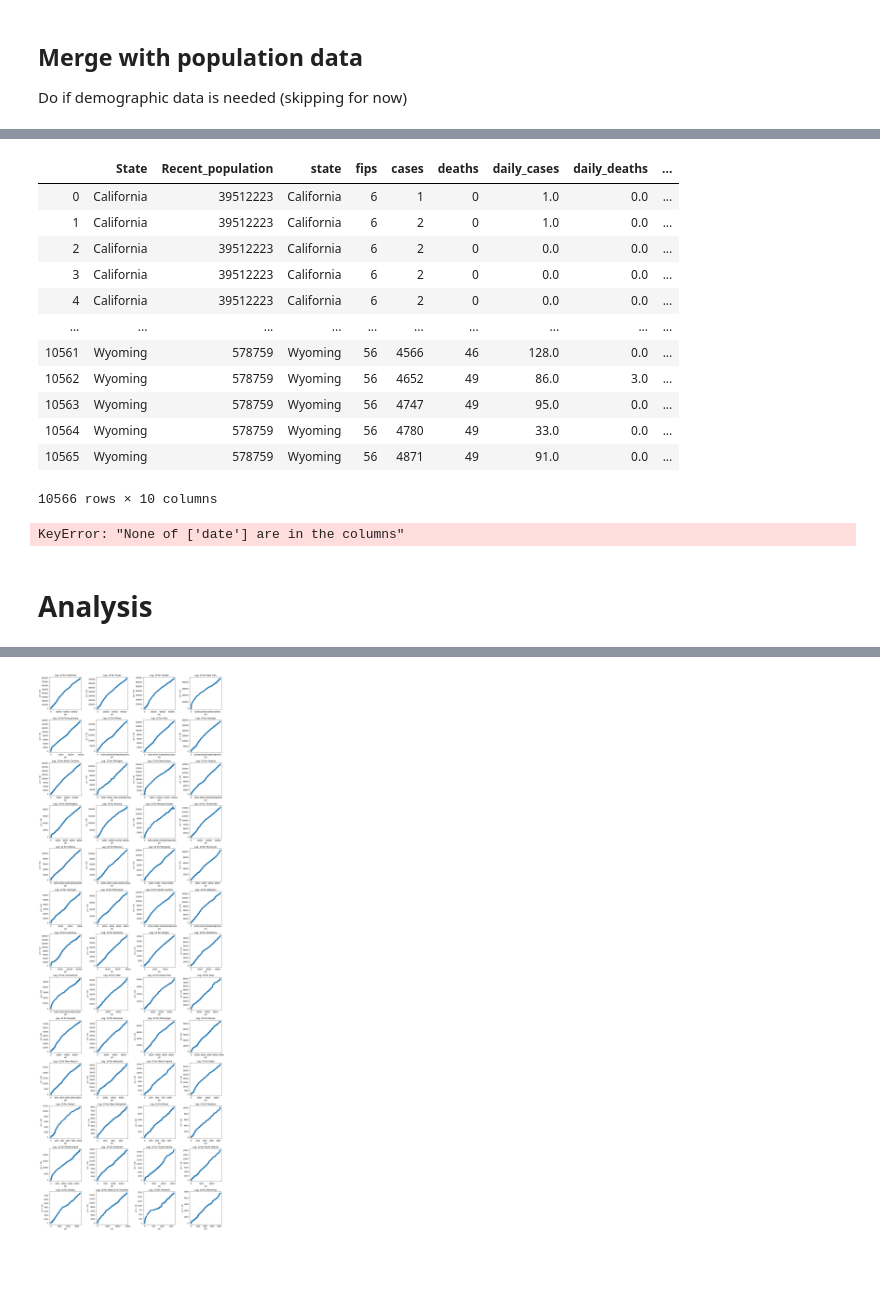
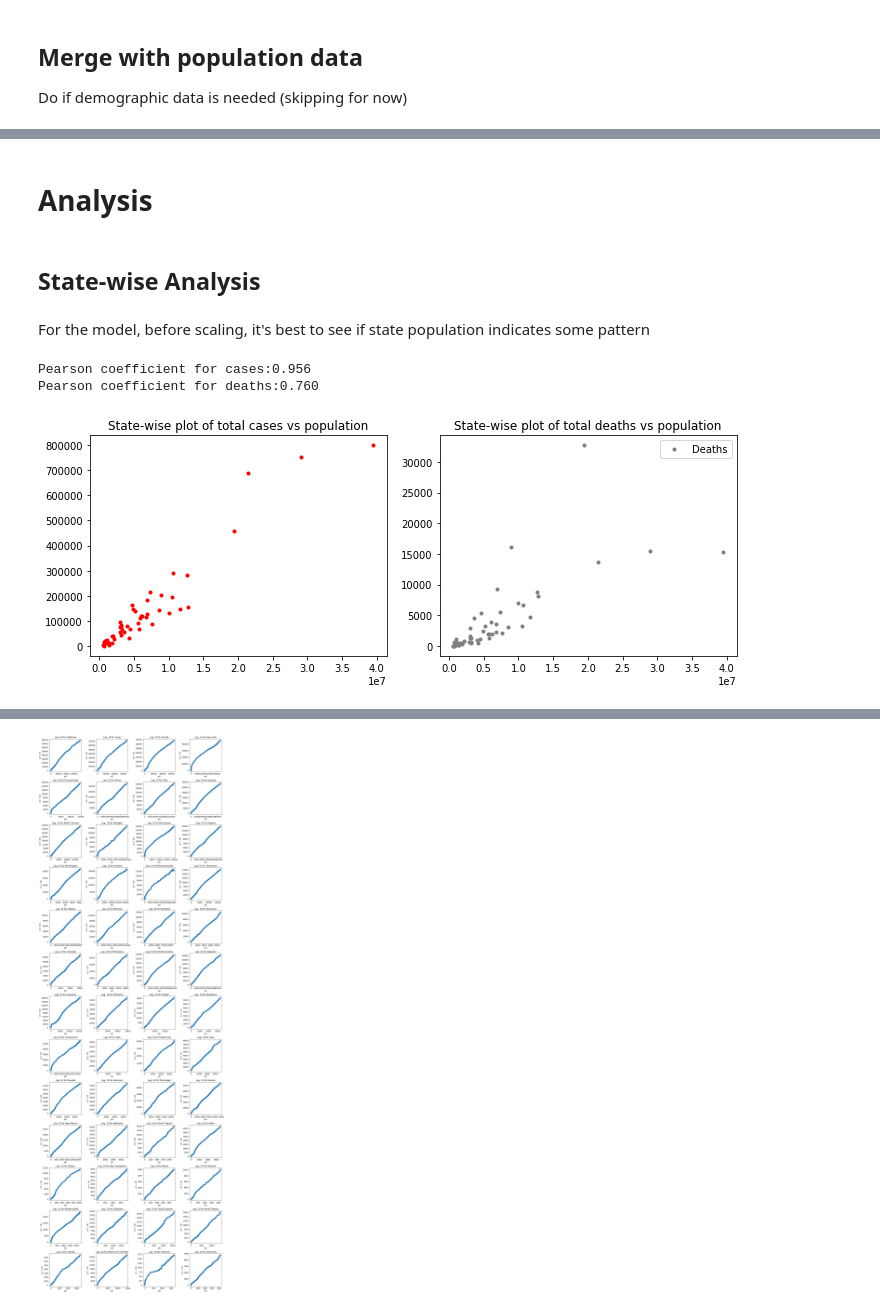
Before and after one commit to kmair/covid-usa, a Jupyter notebook: EDA.ipynb, the cells around one changed output, grey strips where cells are left out. Drawn from its saved outputs; the diff is of its cells as text; code cells hidden in the pictures; blank space fills up the shorter version.

```diff
--- a/EDA.ipynb
+++ b/EDA.ipynb
@@ -168,2 +156,4 @@ Do if demographic data is needed (skipping for now)
 # %%
-data = pd.merge(pop_df, df, left_on='State', right_on='state')
+data = pd.merge(df, pop_df, left_on='state', right_on='State').drop(columns='State')
+
+data
@@ -170,27 +174,38 @@ data = pd.merge(pop_df, df, left_on='State', right_on='state')
-# %%
-data
-# %% [output]
-|  | State | Recent_population | state | fips | cases | deaths | daily_cases | daily_deaths | ... |
-| 0 | California | 39512223 | California | 6 | 1 | 0 | 1.0 | 0.0 | ... |
-| 1 | California | 39512223 | California | 6 | 2 | 0 | 1.0 | 0.0 | ... |
-| 2 | California | 39512223 | California | 6 | 2 | 0 | 0.0 | 0.0 | ... |
-| 3 | California | 39512223 | California | 6 | 2 | 0 | 0.0 | 0.0 | ... |
-| 4 | California | 39512223 | California | 6 | 2 | 0 | 0.0 | 0.0 | ... |
-| ... | ... | ... | ... | ... | ... | ... | ... | ... | ... |
-| 10561 | Wyoming | 578759 | Wyoming | 56 | 4566 | 46 | 128.0 | 0.0 | ... |
-| 10562 | Wyoming | 578759 | Wyoming | 56 | 4652 | 49 | 86.0 | 3.0 | ... |
-| 10563 | Wyoming | 578759 | Wyoming | 56 | 4747 | 49 | 95.0 | 0.0 | ... |
-| 10564 | Wyoming | 578759 | Wyoming | 56 | 4780 | 49 | 33.0 | 0.0 | ... |
-| 10565 | Wyoming | 578759 | Wyoming | 56 | 4871 | 49 | 91.0 | 0.0 | ... |
-10566 rows × 10 columns
-# %%
-data['cases_per_capita'] = data.cases / data.Recent_population
-data['deaths_per_capita'] = data.deaths / data.Recent_population
-
-data = data.drop(columns=['State', 'Recent_population']).set_index('date')
-
-data.head()
-# %% [output]
-KeyError: "None of ['date'] are in the columns"
 # %% [markdown]
 # Analysis
+# %% [markdown]
+ ## State-wise Analysis
+# %% [markdown]
+For the model, before scaling, it's best to see if state population indicates some pattern
+# %%
+import scipy.stats
+
+total_pop = []
+total_cases = []
+total_deaths = []
+
+for s in data.state.unique():
+    sub = data[data.state==s].iloc[-1]
+    total_pop.append(sub.Recent_population)
+    total_cases.append(sub.cases)
+    total_deaths.append(sub.deaths)
+
+fig = plt.figure(figsize=(10,4))
+ax1 = fig.add_subplot(1,2,1)
+ax1.plot(total_pop, total_cases, 'r.', label='Cases')
+ax1.set_title('State-wise plot of total cases vs population')
+ax2 = fig.add_subplot(1,2,2)
+ax2.set_title('State-wise plot of total deaths vs population')
+ax2.plot(total_pop, total_deaths, 'grey', ls='', marker='.', label='Deaths')
+ax2.legend()
+fig.tight_layout()
+
+pearson_cases, _ = scipy.stats.pearsonr(total_pop, total_cases)
+pearson_deaths, _ = scipy.stats.pearsonr(total_pop, total_deaths)
+
+print(f'Pearson coefficient for cases:{pearson_cases:0.3f}')
+print(f'Pearson coefficient for deaths:{pearson_deaths:0.3f}')
+# %% [output]
+Pearson coefficient for cases:0.956
+Pearson coefficient for deaths:0.760
+[figure, added]
```
Also changed, not shown: parts of 37 cells of this notebook.
